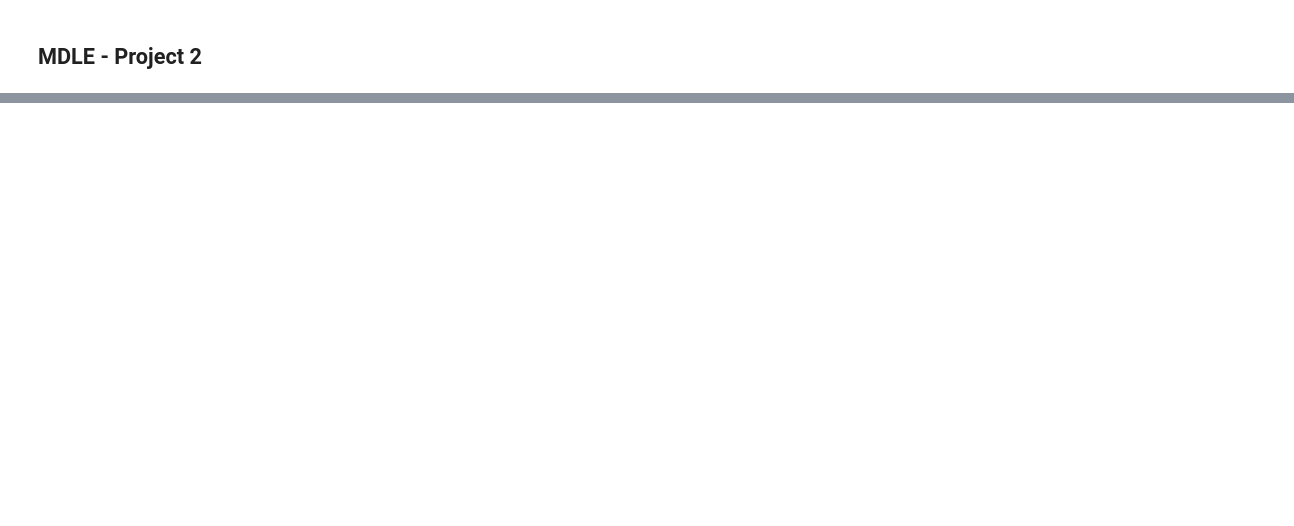
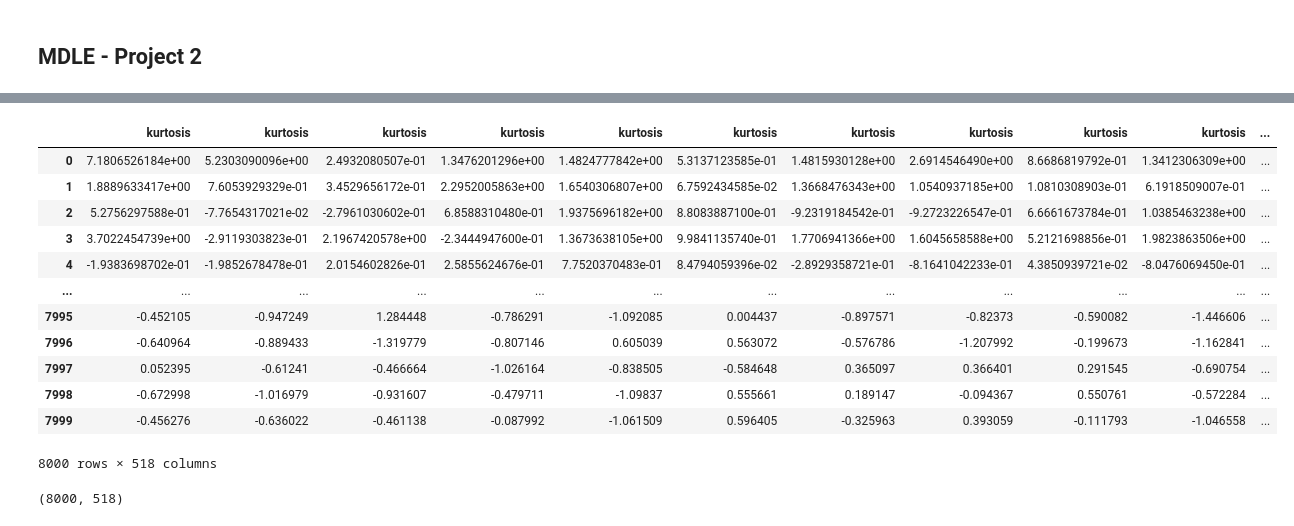
Before and after one commit to TheScorpoi/mdle-assignment-2, a Jupyter notebook: main.ipynb, the cells around one changed output, grey strips where cells are left out. Cells and saved outputs as stored; diff of their text form; code cells hidden in the pictures; blank space fills up the shorter version.

```diff
--- a/main.ipynb
+++ b/main.ipynb
@@ -219,0 +23,13 @@ Error:
+# %%
+
+# Get the first and second row
+first_row = tracks.iloc[0, :]
+second_row = tracks.iloc[1, :]
+
+# Get the new column names from the first and second row
+new_column_names = [second_row.iloc[0]] + list(first_row.iloc[1:].values)
+
+# Rename the columns of the DataFrame
+tracks.columns = new_column_names
+tracks = tracks.iloc[2:, :].reset_index(drop=True)
+tracks
@@ -219,0 +50,3 @@ Error:
+# %%
+tracks = tracks.loc[tracks['subset'] == 'small'].reset_index(drop=True)
+tracks
@@ -219,0 +120,19 @@ Error:
+# %%
+ids = list(set(tracks.index.to_list()))
+features_sm = features.loc[ids]
+features_sm = features_sm.drop(['track_id'], axis=1)
+features_sm
+# %% [output]
+|  | kurtosis | kurtosis | kurtosis | kurtosis | kurtosis | kurtosis | kurtosis | kurtosis | kurtosis | kurtosis | ... |
+| 0 | 7.1806526184e+00 | 5.2303090096e+00 | 2.4932080507e-01 | 1.3476201296e+00 | 1.4824777842e+00 | 5.3137123585e-01 | 1.4815930128e+00 | 2.6914546490e+00 | 8.6686819792e-01 | 1.3412306309e+00 | ... |
+| 1 | 1.8889633417e+00 | 7.6053929329e-01 | 3.4529656172e-01 | 2.2952005863e+00 | 1.6540306807e+00 | 6.7592434585e-02 | 1.3668476343e+00 | 1.0540937185e+00 | 1.0810308903e-01 | 6.1918509007e-01 | ... |
+| 2 | 5.2756297588e-01 | -7.7654317021e-02 | -2.7961030602e-01 | 6.8588310480e-01 | 1.9375696182e+00 | 8.8083887100e-01 | -9.2319184542e-01 | -9.2723226547e-01 | 6.6661673784e-01 | 1.0385463238e+00 | ... |
+| 3 | 3.7022454739e+00 | -2.9119303823e-01 | 2.1967420578e+00 | -2.3444947600e-01 | 1.3673638105e+00 | 9.9841135740e-01 | 1.7706941366e+00 | 1.6045658588e+00 | 5.2121698856e-01 | 1.9823863506e+00 | ... |
+| 4 | -1.9383698702e-01 | -1.9852678478e-01 | 2.0154602826e-01 | 2.5855624676e-01 | 7.7520370483e-01 | 8.4794059396e-02 | -2.8929358721e-01 | -8.1641042233e-01 | 4.3850939721e-02 | -8.0476069450e-01 | ... |
+| ... | ... | ... | ... | ... | ... | ... | ... | ... | ... | ... | ... |
+| 7995 | -0.452105 | -0.947249 | 1.284448 | -0.786291 | -1.092085 | 0.004437 | -0.897571 | -0.82373 | -0.590082 | -1.446606 | ... |
+| 7996 | -0.640964 | -0.889433 | -1.319779 | -0.807146 | 0.605039 | 0.563072 | -0.576786 | -1.207992 | -0.199673 | -1.162841 | ... |
+| 7997 | 0.052395 | -0.61241 | -0.466664 | -1.026164 | -0.838505 | -0.584648 | 0.365097 | 0.366401 | 0.291545 | -0.690754 | ... |
+| 7998 | -0.672998 | -1.016979 | -0.931607 | -0.479711 | -1.09837 | 0.555661 | 0.189147 | -0.094367 | 0.550761 | -0.572284 | ... |
+| 7999 | -0.456276 | -0.636022 | -0.461138 | -0.087992 | -1.061509 | 0.596405 | -0.325963 | 0.393059 | -0.111793 | -1.046558 | ... |
+8000 rows × 518 columns
@@ -219,0 +141,4 @@ Error:
+# %%
+df_numeric.shape
+# %% [output]
+(8000, 518)
```
Also changed, not shown: parts of 22 cells of this notebook, 1 other file.
